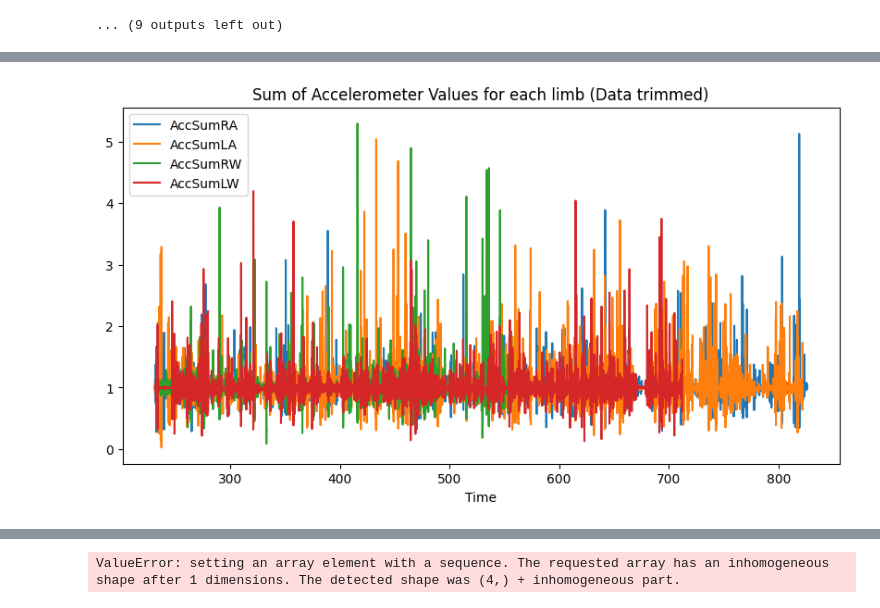
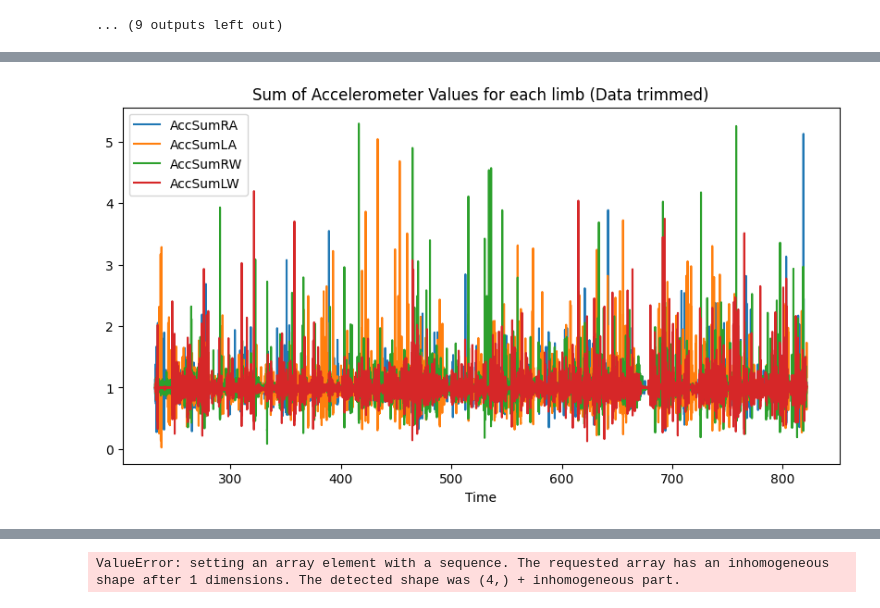
Before and after one commit to holly-hewitt/Abnormal-Infant-Movement-Detection, a Jupyter notebook: Code/Data exploration.ipynb, the cells around one changed output, grey strips where cells are left out. Cells and saved outputs as stored; diff of their text form; code cells hidden in the pictures.

Commit message:
DATA PREPROCESSING: Starting to normalise x
Running into issue with format of x

```diff
--- a/Code/Data exploration.ipynb
+++ b/Code/Data exploration.ipynb
@@ -325,11 +332,18 @@ def load_sensor_data(trial_folder, sensor):
     df = df[(df.T != 0).any()]
     return df
 
-def truncate_df(df, min_rows):
-    return df[:min_rows]
+'''def truncate_df(df, min_rows):
+    return df[:min_rows]'''
 
 def combine_dfs(dfs):
     return pd.concat(dfs, axis=1)
+
+def process_df(df, min_rows):
+    # Drop rows where all entries are zero
+    df = df[(df.T != 0).any()]
+    # Truncate dataframe to min_rows
+    df = df[:min_rows]
+    return df
 
 def rename_columns(df):
     df.columns = ['Time', 'AccXRA', 'AccYRA', 'AccZRA', 'GyrXRA', 'GyrYRA', 'GyrZRA', 'MagXRA', 'MagYRA', 'MagZRA',
@@ -357,6 +371,11 @@ def drop_columns(df, columns):
     df.drop(columns=columns, inplace=True)
     return df
 
+def calculate_peak_indices(first_half, second_half, column_name):
+    start_peak_index = first_half[column_name].idxmax() + 10000
+    end_peak_index = second_half[column_name].idxmax() - 10000
+    return start_peak_index, end_peak_index
+
 def process_trial(index, row, label_df):
     print("processing instance", index)
     trial_id = row["ID"]
@@ -375,7 +394,9 @@ def process_trial(index, row, label_df):
     rw_df = load_sensor_data(trial_folder, "RW")
     lw_df = load_sensor_data(trial_folder, "LW")
 
-    # Drop rows where all entries are zero
+    limbs = [ra_df, la_df, rw_df, lw_df]
+
+    ''' # Drop rows where all entries are zero
     ra_df = ra_df[(ra_df.T != 0).any()]
     la_df = la_df[(la_df.T != 0).any()]
     rw_df = rw_df[(rw_df.T != 0).any()]
@@ -392,7 +413,16 @@ def process_trial(index, row, label_df):
     la_df_orig = la_df
     rw_df_orig = rw_df
     lw_df_orig = lw_df
+    '''
 
+    # Get the minimum number of rows across all dataframes
+    min_rows = min(ra_df.shape[0], la_df.shape[0], rw_df.shape[0], lw_df.shape[0])
+
+    #Process each dataframe
+    ra_df = process_df(ra_df, min_rows)
+    la_df = process_df(la_df, min_rows)
+    rw_df = process_df(rw_df, min_rows)
+    lw_df = process_df(lw_df, min_rows)
 
     # Remove first column of la, rw, lw dfs
     la_df = la_df.drop(columns=[la_col1])
@@ -411,7 +441,7 @@ def process_trial(index, row, label_df):
     end_peak_index = second_half['AccSumSumR_Rolling10000'].idxmax()
 
     combined_df_trimmed = trim_df(combined_df, start_peak_index, end_peak_index)
-
+    '''
     ra_start_peak_index = first_half['AccSumRA'].idxmax() + 10000
     ra_end_peak_index = second_half['AccSumRA'].idxmax() - 10000
 
@@ -423,44 +453,55 @@ def process_trial(index, row, label_df):
 
     lw_start_peak_index = first_half['AccSumLW'].idxmax() + 10000
     lw_end_peak_index = second_half['AccSumLW'].idxmax() - 10000
+    '''
 
-    ra_df_trimmed = trim_df(ra_df_orig, ra_start_peak_index, ra_end_peak_index)
-    print("RA DF TRIMMED!", ra_df_trimmed)
-    la_df_trimmed = trim_df(la_df_orig, la_start_peak_index, la_end_peak_index)
-    rw_df_trimmed = trim_df(rw_df_orig, rw_start_peak_index, rw_end_peak_index)
-    lw_df_trimmed = trim_df(lw_df_orig, lw_start_peak_index, lw_end_peak_index)
+    ra_start_peak_index, ra_end_peak_index = calculate_peak_indices(first_half, second_half, 'AccSumRA')
+    la_start_peak_index, la_end_peak_index = calculate_peak_indices(first_half, second_half, 'AccSumLA')
+    rw_start_peak_index, rw_end_peak_index = calculate_peak_indices(first_half, second_half, 'AccSumRW')
+    lw_start_peak_index, lw_end_peak_index = calculate_peak_indices(first_half, second_half, 'AccSumLW')
 
-    # Remove first column of la, rw, lw dfs
-    la_df_trimmed = la_df_trimmed.drop(columns=[la_col1])
-    rw_df_trimmed = rw_df_trimmed.drop(columns=[rw_col1])
-    lw_df_trimmed = lw_df_trimmed.drop(columns=[lw_col1])
+    starts = [ra_start_peak_index, la_start_peak_index, rw_start_peak_index, lw_start_peak_index]
+    ends = [ra_end_peak_index, la_end_peak_index, rw_end_peak_index, lw_end_peak_index]
 
+    max_end = max(ends)
+    max_index = ends.index(max_end)
+    max_start = starts[max_index]
+    difference = max_end - max_start
+
+    end_peak_index = max(ra_end_peak_index, la_end_peak_index, rw_end_peak_index, lw_end_peak_index)
+    print("End peak index:", end_peak_index)
+
+    ra_df_trimmed = trim_df(ra_df, ra_start_peak_index, ra_start_peak_index + difference)
+    la_df_trimmed = trim_df(la_df, la_start_peak_index, la_start_peak_index + difference)
+    rw_df_trimmed = trim_df(rw_df, rw_start_peak_index, rw_start_peak_index + difference)
+    lw_df_trimmed = trim_df(lw_df, lw_start_peak_index, lw_start_peak_index + difference)
+
+    trimmed_dfs = [ra_df_trimmed, la_df_trimmed, rw_df_trimmed, lw_df_trimmed]
+
+
+
+    # Reset the index of each df
     ra_df_trimmed = ra_df_trimmed.reset_index(drop=True)
-    print("RA DF TRIMMED! INDEX RESET", ra_df_trimmed)
-
     la_df_trimmed = la_df_trimmed.reset_index(drop=True)
-    print("LA DF TRIMMED! INDEX RESET", la_df_trimmed)
     rw_df_trimmed = rw_df_trimmed.reset_index(drop=True)
-
     lw_df_trimmed = lw_df_trimmed.reset_index(drop=True)
 
 
     trimmed_df = combine_dfs([ra_df_trimmed, la_df_trimmed, rw_df_trimmed, lw_df_trimmed])
     trimmed_df = rename_columns(trimmed_df)
-    print(trimmed_df)
-
     trimmed_df = calculate_acceleration_sums(trimmed_df)
-
 
     # Plot trimmed_df
     trimmed_df.plot(x='Time', y=['AccSumRA', 'AccSumLA', 'AccSumRW', 'AccSumLW'], title='Sum of Accelerometer Values for each limb (Data trimmed)')
 
 
-    #combined_df_trimmed = drop_columns(combined_df_trimmed, ['AccSumRA', 'AccSumLA', 'AccSumRW', 'AccSumLW', 'AccSumSumR', 'AccSumSumR_Rolling10000'])
+    trimmed_df = drop_columns(trimmed_df, ['AccSumRA', 'AccSumLA', 'AccSumRW', 'AccSumLW', 'AccSumSumR'])
+    print(trimmed_df)
 
     return trimmed_df, row['month'], row['code'], row['abnormal'], row['AIMS'], row['optimality']
 
 sensorX = [] # List of dataframes (just the sensor data)
+accelX = [] # List of dataframes (just the accelerometer data)
 combinedX = [] # Sensor data, infant ID, infant age
 abnormalY = [] # Abnormal / Normal
 aimsY = [] # AIMS score
@@ -469,8 +510,20 @@ optimalityY = [] # Optimality score
 for index, row in label_df.iterrows():
     try:
         combined_df_trimmed, month, code, abnormal, aims, optimality = process_trial(index, row, label_df)
+        #print(combined_df_trimmed)
         sensorX.append(combined_df_trimmed)
         combinedX.append([combined_df_trimmed, month, code])
+
+        combined_df_trimmed_copy = combined_df_trimmed.copy()
+
+        # drop magnetometer data
+        combined_df_trimmed_copy = drop_columns(combined_df_trimmed_copy, ['MagXRA', 'MagYRA', 'MagZRA', 'MagXLA', 'MagYLA', 'MagZLA', 'MagXRW', 'MagYRW', 'MagZRW', 'MagXLW', 'MagYLW', 'MagZLW'])
+
+        #drop gyroscope data
+        combined_df_trimmed_copy = drop_columns(combined_df_trimmed_copy, ['GyrXRA', 'GyrYRA', 'GyrZRA', 'GyrXLA', 'GyrYLA', 'GyrZLA', 'GyrXRW', 'GyrYRW', 'GyrZRW', 'GyrXLW', 'GyrYLW', 'GyrZLW'])
+
+        accelX.append(combined_df_trimmed_copy)
+
         abnormalY.append(abnormal)
         aimsY.append(aims)
         optimalityY.append(optimality)
@@ -480,8 +533,14 @@ for index, row in label_df.iterrows():
     if index>8:
         break
 
+print("Sensor X:")
 print(sensorX[0])
+print("Combined X:")
 print(combinedX[0])
+print("Accel X:")
+print(accelX[0])
+
+print("Labels")
 print(abnormalY)
 print(aimsY)
 print(optimalityY)
@@ -503,4 +562,4 @@ RA DF TRIMMED!        0.00000  0.00000.1  0.00000.2  0.00000.3  0.00000.4  0.000
 [1.0, 1.0, 1.0, 1.0]
 [999, 0, 0, 0]
 [14, 17, 7, 7]
-[figure, old version]
+[figure, new version]
```
Also changed, not shown: parts of 5 cells of this notebook.
